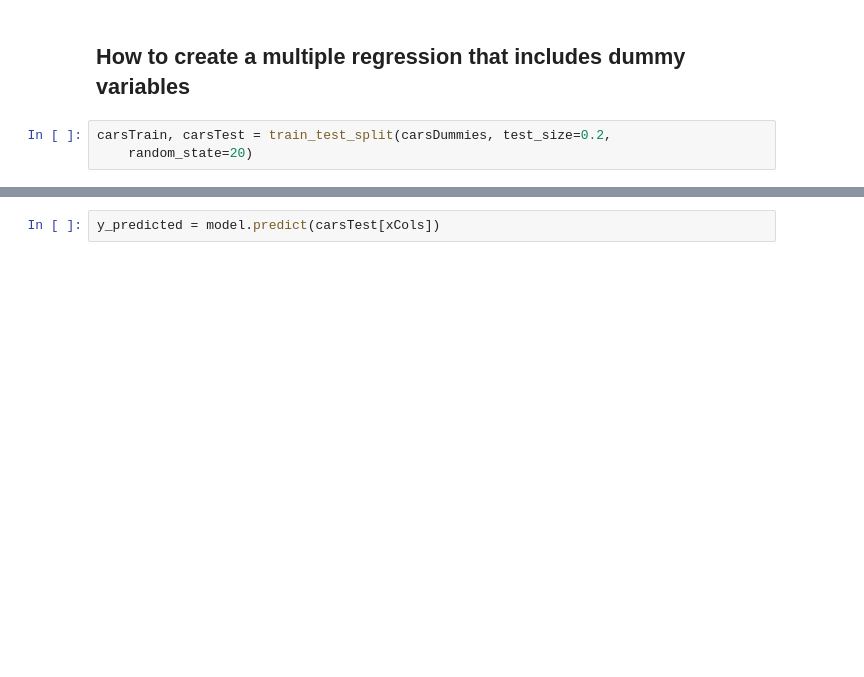
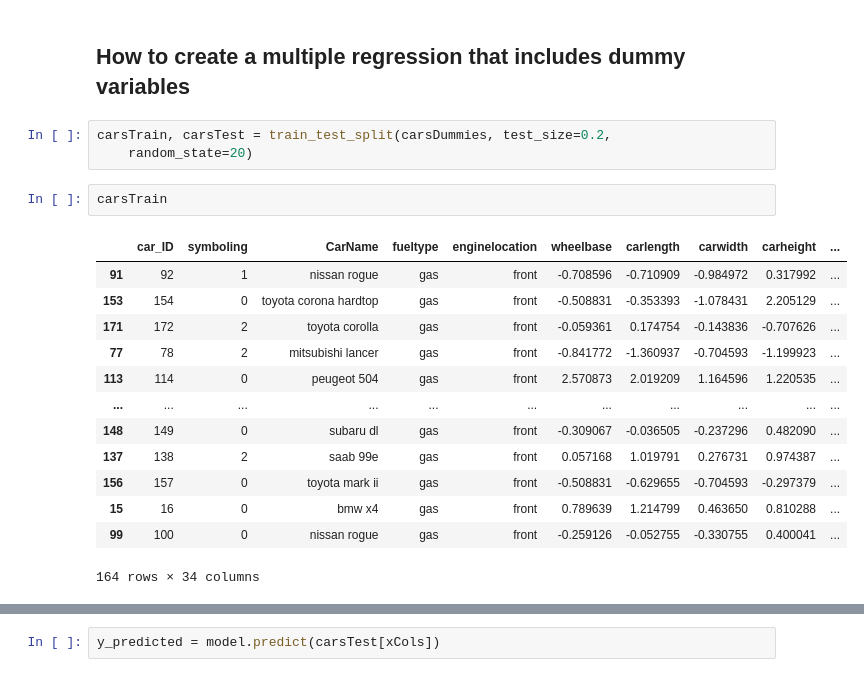
Before and after one commit to TrentBrunson/Data_Analytics, a Jupyter notebook: M9/2021-10-26/ch11/ch11_examples.ipynb, the cells around one changed output, grey strips where cells are left out. Saved outputs shown, nothing was run; the diff lists cells and outputs as text; blank space fills up the shorter version.

```diff
--- a/M9/2021-10-26/ch11/ch11_examples.ipynb
+++ b/M9/2021-10-26/ch11/ch11_examples.ipynb
@@ -302,3 +366,19 @@ carsDummies.corr()[['price']].sort_values(by='price', ascending=False)
 # %%
 carsTrain, carsTest = train_test_split(carsDummies, test_size=0.2,
     random_state=20)
+# %%
+carsTrain
+# %% [output]
+|  | car_ID | symboling | CarName | fueltype | enginelocation | wheelbase | carlength | carwidth | carheight | ... |
+| 91 | 92 | 1 | nissan rogue | gas | front | -0.708596 | -0.710909 | -0.984972 | 0.317992 | ... |
+| 153 | 154 | 0 | toyota corona hardtop | gas | front | -0.508831 | -0.353393 | -1.078431 | 2.205129 | ... |
+| 171 | 172 | 2 | toyota corolla | gas | front | -0.059361 | 0.174754 | -0.143836 | -0.707626 | ... |
+| 77 | 78 | 2 | mitsubishi lancer | gas | front | -0.841772 | -1.360937 | -0.704593 | -1.199923 | ... |
+| 113 | 114 | 0 | peugeot 504 | gas | front | 2.570873 | 2.019209 | 1.164596 | 1.220535 | ... |
+| ... | ... | ... | ... | ... | ... | ... | ... | ... | ... | ... |
+| 148 | 149 | 0 | subaru dl | gas | front | -0.309067 | -0.036505 | -0.237296 | 0.482090 | ... |
+| 137 | 138 | 2 | saab 99e | gas | front | 0.057168 | 1.019791 | 0.276731 | 0.974387 | ... |
+| 156 | 157 | 0 | toyota mark ii | gas | front | -0.508831 | -0.629655 | -0.704593 | -0.297379 | ... |
+| 15 | 16 | 0 | bmw x4 | gas | front | 0.789639 | 1.214799 | 0.463650 | 0.810288 | ... |
+| 99 | 100 | 0 | nissan rogue | gas | front | -0.259126 | -0.052755 | -0.330755 | 0.400041 | ... |
+164 rows × 34 columns
```
Also changed, not shown: parts of 8 cells of this notebook.
